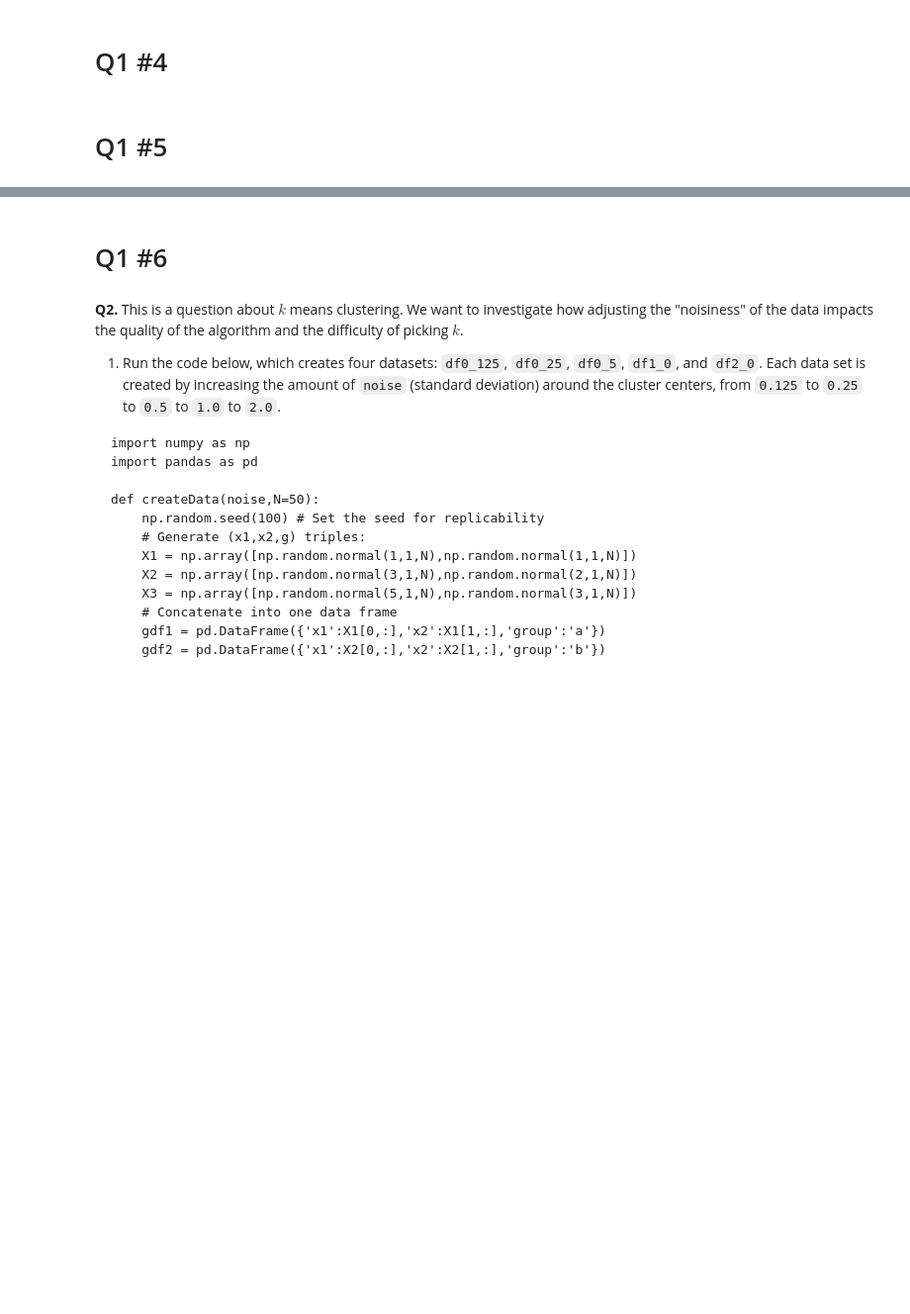
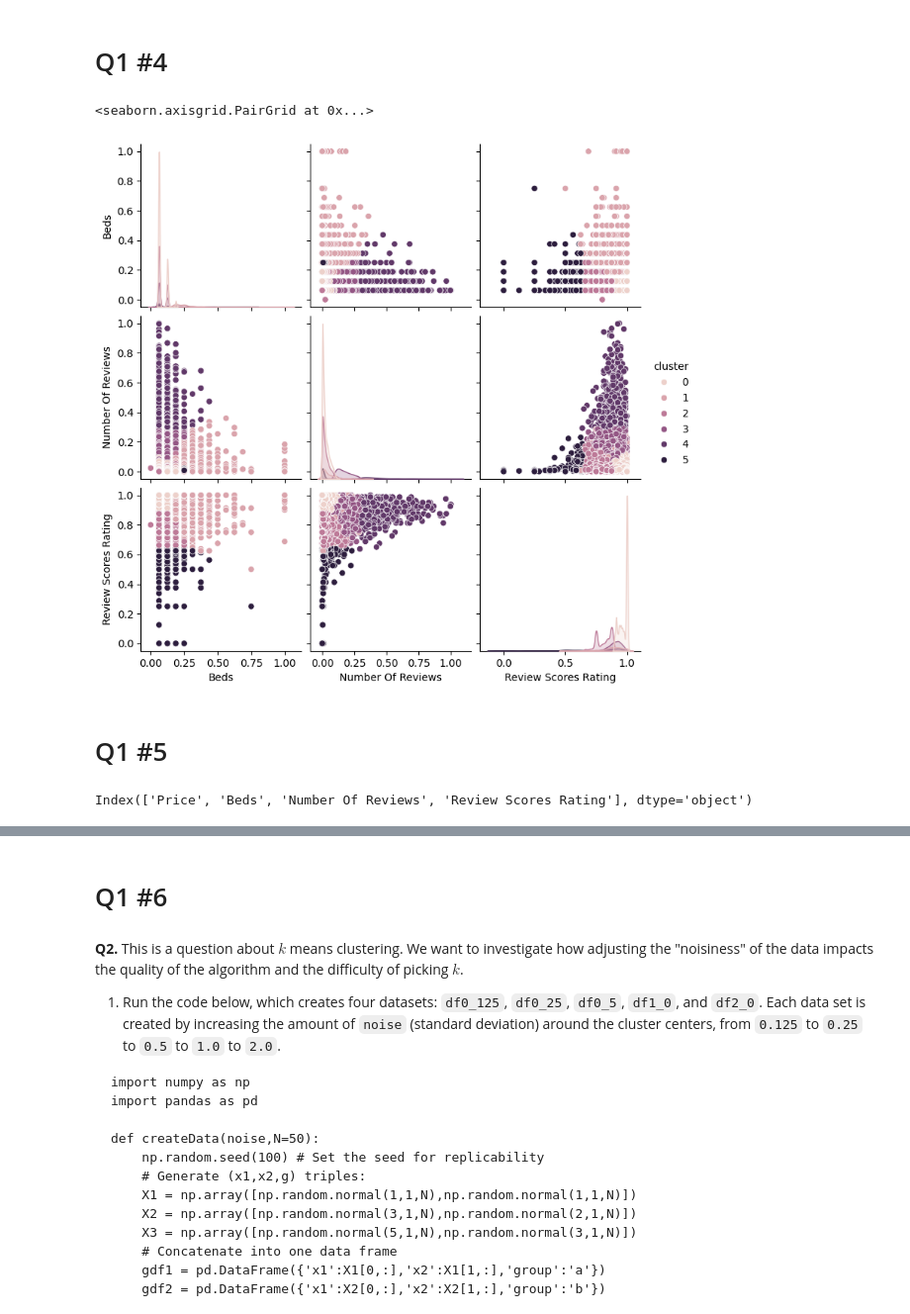
Before and after one commit to Catherine-Nguyen88/kmc, a Jupyter notebook: assignment_kmc.ipynb, the cells around one changed output, grey strips where cells are left out. Shown: that part at 99% size. Drawn from its saved outputs; the diff is of its cells as text; code cells hidden in the pictures; blank space fills up the shorter version.

```diff
--- a/assignment_kmc.ipynb
+++ b/assignment_kmc.ipynb
@@ -54,10 +51,9 @@ airbnb.head()
 # clean: Price, Beds, Number of Reviews, and Review Scores Rating
 # airbnb['Price'].head(20)
 
-airbnb['Price'].dtype # object dtype, need to change to numeric
-airbnb['Price'] = pd.to_numeric(airbnb['Price'], errors = 'coerce')
+df['Price'].dtype # object dtype, need to change to numeric
+df['Price'].unique() ## need to remove commas
+df['Price'] = airbnb['Price'].str.replace(',', ' ')
+df['Price'] = pd.to_numeric(df['Price'], errors = 'coerce')
-# %%
-airbnb['Price'].unique() ## need to remove period at end of numbers
-airbnb['Price'] = airbnb['Price'].replace('.', ' ')
 # %%
 # check that '.' is gone
@@ -142,3 +150,12 @@ X = X.apply(maxmin)
 # Q1 #3
 # %%
 # Use sklearn's KMeans module to cluster the data by Beds, Number of Reviews, and Review Scores Rating for k=6.
+
+from sklearn.cluster import KMeans
+import matplotlib.pyplot as plt
+
+model = KMeans(n_clusters=6, max_iter=200, n_init = 10,  random_state=0) # Pass centroids and options into the model
+model = model.fit(X) # Initialize a kmc model
+# %%
+X['cluster'] = model.labels_
+X.describe()
@@ -146,7 +173,17 @@ X = X.apply(maxmin)
 # Q1 #4
 # %%
 # Use seaborn's .pairplot() to make a grid of scatterplots that show how the clustering is carried out in multiple dimensions.
+
+import seaborn as sns
+sns.pairplot(data=X, hue='cluster')
+# %% [output]
+<seaborn.axisgrid.PairGrid at 0x...>
+[figure, added]
 # %% [markdown]
 # Q1 #5
+# %%
+df.columns
+# %% [output]
+Index(['Price', 'Beds', 'Number Of Reviews', 'Review Scores Rating'], dtype='object')
 # %%
 # Use .groupby and .describe to compute the average price for each cluster. Which clusters have the highest rental prices?
```
Also changed, not shown: parts of 9 cells of this notebook.
